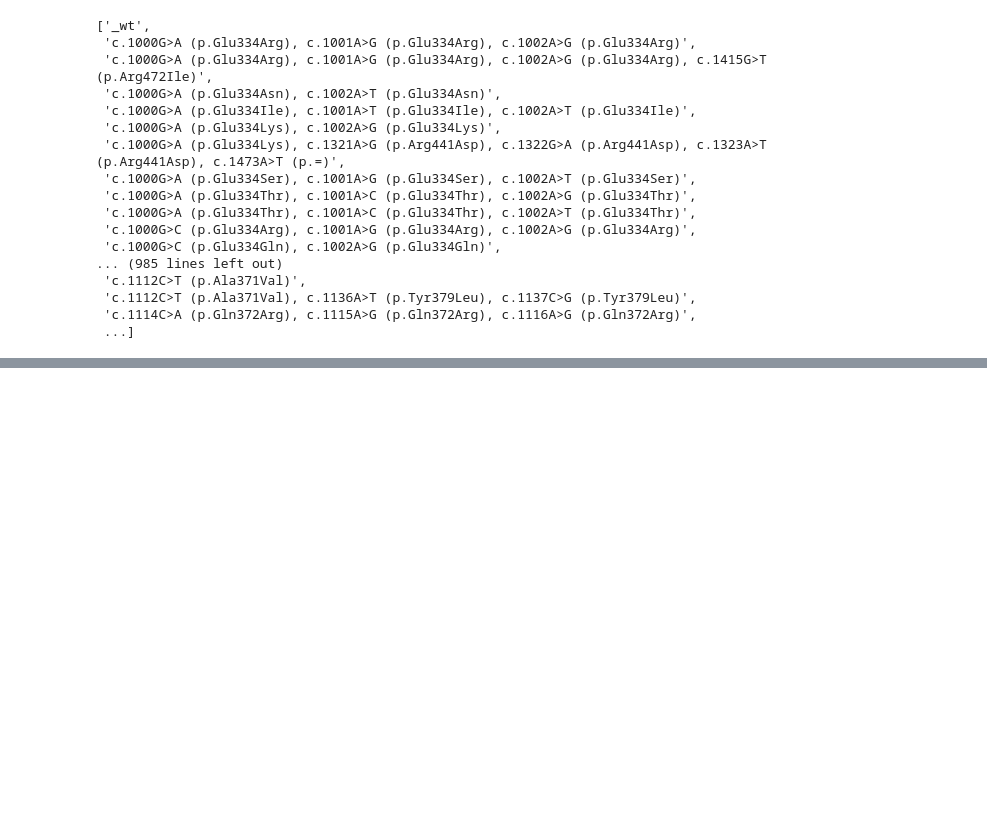
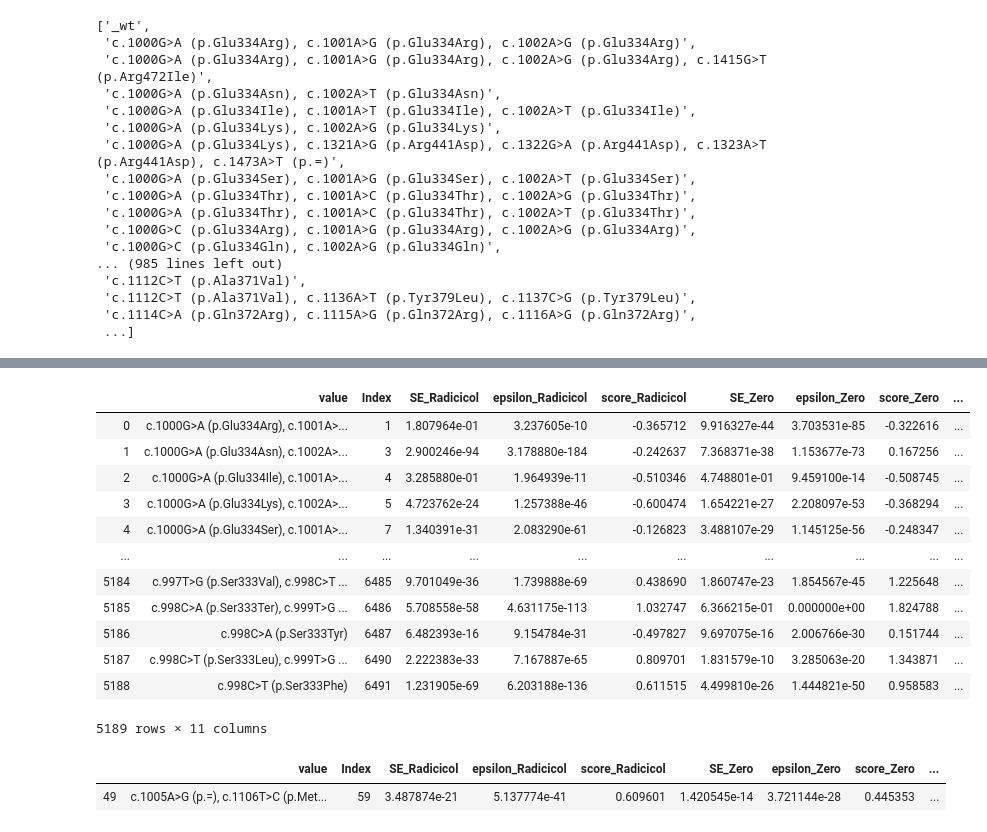
Before and after one commit to nguyenvanessa/src, a Jupyter notebook: arielle/prelim_analysis.ipynb, the cells around one changed output, grey strips where cells are left out. Saved outputs shown, nothing was run; the diff lists cells and outputs as text; code cells hidden in the pictures; blank space fills up the shorter version.

Commit message:
added 3 new columns for AA position, wildtype AA, and mutant AA. Removed data that was not needed for heat map

```diff
--- a/arielle/prelim_analysis.ipynb
+++ b/arielle/prelim_analysis.ipynb
@@ -154,0 +197,37 @@ KeyError: '[   1    3    4 ... 6487 6490 6491] not in index'
+# %%
+#add three new columns, mutant AA, WT AA, and AA position
+mut=[]
+WT=[]
+AAposition=[]
+for i in range(len(df1)):
+    mut.append(df1['value'].iloc[i].split()[1][-5:-2])
+    WT.append(df1['value'].iloc[i].split()[1][3:6])
+    AAposition.append(df1['value'].iloc[i].split()[1][6:9])
+
+
+df1['mutAA']=mut
+df1['WTAA']=WT
+df1['AAposition']=AAposition
+
+
+
+df1
+# %% [output]
+|  | value | Index | SE_Radicicol | epsilon_Radicicol | score_Radicicol | SE_Zero | epsilon_Zero | score_Zero | ... |
+| 0 | c.1000G>A (p.Glu334Arg), c.1001A>... | 1 | 1.807964e-01 | 3.237605e-10 | -0.365712 | 9.916327e-44 | 3.703531e-85 | -0.322616 | ... |
+| 1 | c.1000G>A (p.Glu334Asn), c.1002A>... | 3 | 2.900246e-94 | 3.178880e-184 | -0.242637 | 7.368371e-38 | 1.153677e-73 | 0.167256 | ... |
+| 2 | c.1000G>A (p.Glu334Ile), c.1001A>... | 4 | 3.285880e-01 | 1.964939e-11 | -0.510346 | 4.748801e-01 | 9.459100e-14 | -0.508745 | ... |
+| 3 | c.1000G>A (p.Glu334Lys), c.1002A>... | 5 | 4.723762e-24 | 1.257388e-46 | -0.600474 | 1.654221e-27 | 2.208097e-53 | -0.368294 | ... |
+| 4 | c.1000G>A (p.Glu334Ser), c.1001A>... | 7 | 1.340391e-31 | 2.083290e-61 | -0.126823 | 3.488107e-29 | 1.145125e-56 | -0.248347 | ... |
+| ... | ... | ... | ... | ... | ... | ... | ... | ... | ... |
+| 5184 | c.997T>G (p.Ser333Val), c.998C>T ... | 6485 | 9.701049e-36 | 1.739888e-69 | 0.438690 | 1.860747e-23 | 1.854567e-45 | 1.225648 | ... |
+| 5185 | c.998C>A (p.Ser333Ter), c.999T>G ... | 6486 | 5.708558e-58 | 4.631175e-113 | 1.032747 | 6.366215e-01 | 0.000000e+00 | 1.824788 | ... |
+| 5186 | c.998C>A (p.Ser333Tyr) | 6487 | 6.482393e-16 | 9.154784e-31 | -0.497827 | 9.697075e-16 | 2.006766e-30 | 0.151744 | ... |
+| 5187 | c.998C>T (p.Ser333Leu), c.999T>G ... | 6490 | 2.222383e-33 | 7.167887e-65 | 0.809701 | 1.831579e-10 | 3.285063e-20 | 1.343871 | ... |
+| 5188 | c.998C>T (p.Ser333Phe) | 6491 | 1.231905e-69 | 6.203188e-136 | 0.611515 | 4.499810e-26 | 1.444821e-50 | 0.958583 | ... |
+5189 rows × 11 columns
+# %%
+df1[49:50] #issue with row 49
+# %% [output]
+|  | value | Index | SE_Radicicol | epsilon_Radicicol | score_Radicicol | SE_Zero | epsilon_Zero | score_Zero | ... |
+| 49 | c.1005A>G (p.=), c.1106T>C (p.Met... | 59 | 3.487874e-21 | 5.137774e-41 | 0.609601 | 1.420545e-14 | 3.721144e-28 | 0.445353 | ... |
```
Also changed, not shown: parts of 16 cells of this notebook.
